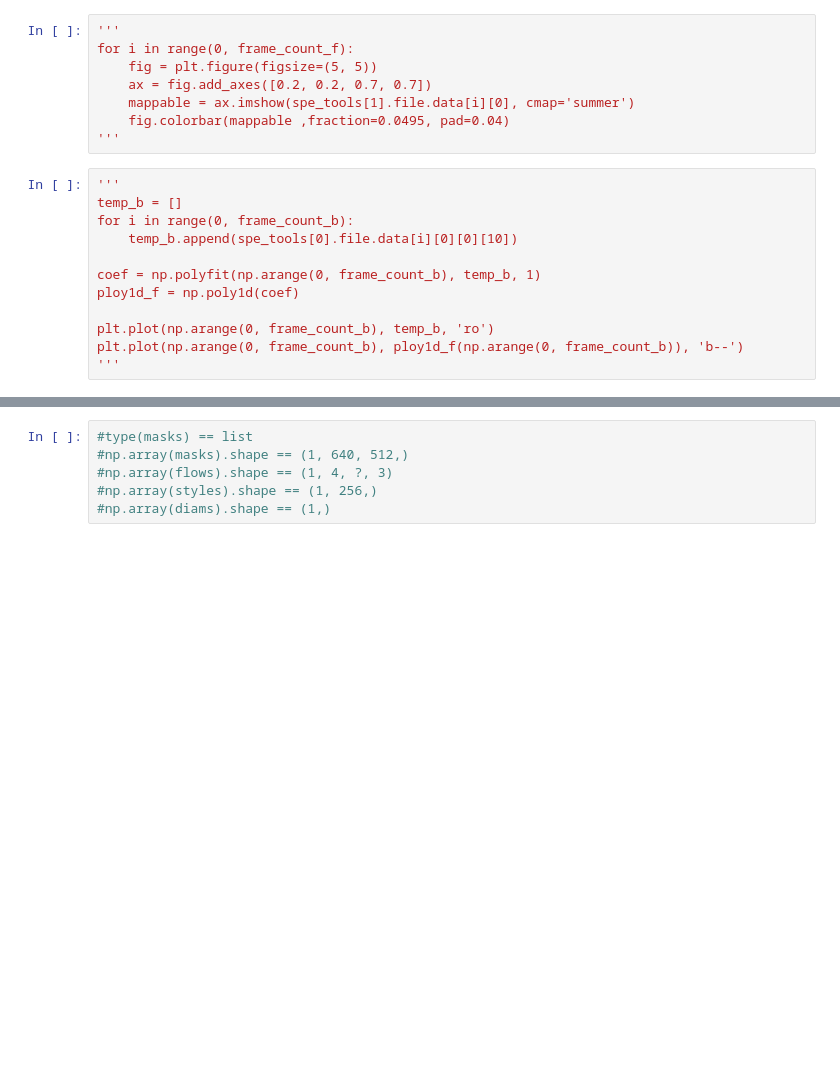
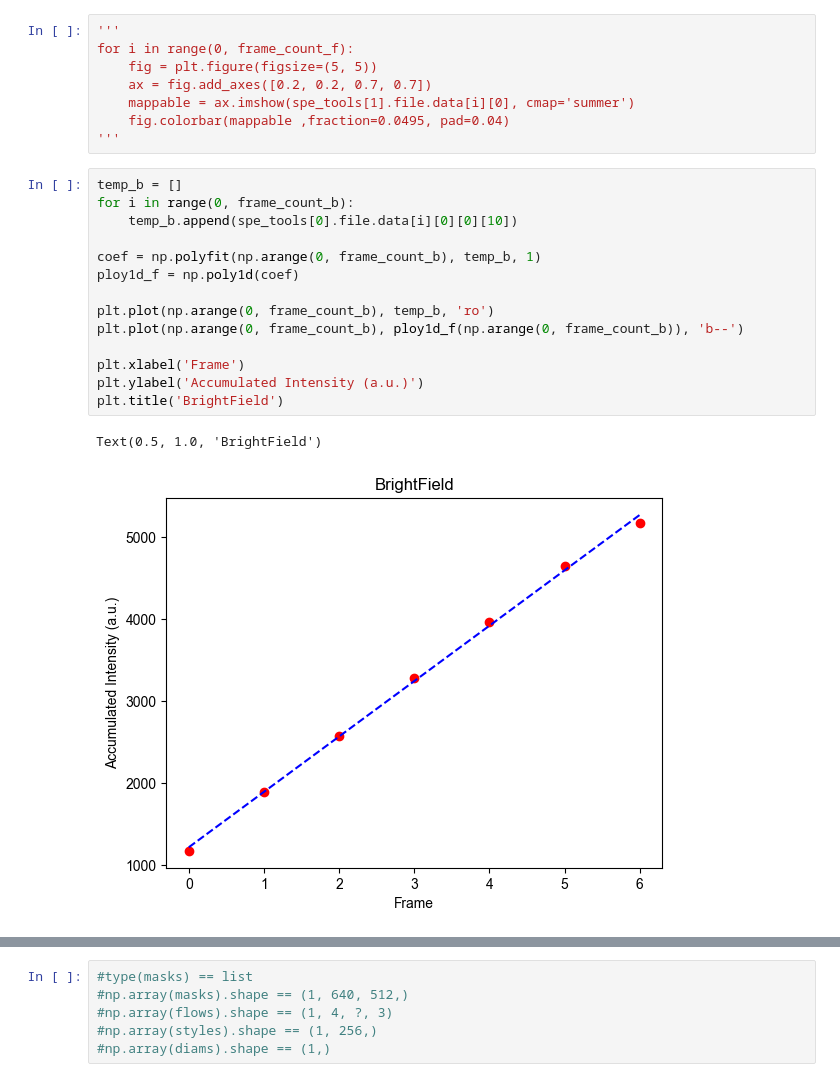
Before and after one commit to jsw99/photonic-nanomaterials-lab, a Jupyter notebook: Cell-Segmentation/segmentation_from_spe.ipynb, the cells around one changed output, grey strips where cells are left out. Saved outputs shown, nothing was run; the diff lists cells and outputs as text; blank space fills up the shorter version.

```diff
--- a/Cell-Segmentation/segmentation_from_spe.ipynb
+++ b/Cell-Segmentation/segmentation_from_spe.ipynb
@@ -65,15 +62,20 @@ for i in range(0, frame_count_f):
     fig.colorbar(mappable ,fraction=0.0495, pad=0.04)
 '''
 # %%
-'''
 temp_b = []
 for i in range(0, frame_count_b):
     temp_b.append(spe_tools[0].file.data[i][0][0][10])
 
 coef = np.polyfit(np.arange(0, frame_count_b), temp_b, 1)
 ploy1d_f = np.poly1d(coef)
 
 plt.plot(np.arange(0, frame_count_b), temp_b, 'ro')
 plt.plot(np.arange(0, frame_count_b), ploy1d_f(np.arange(0, frame_count_b)), 'b--')
-'''
+
+plt.xlabel('Frame')
+plt.ylabel('Accumulated Intensity (a.u.)')
+plt.title('BrightField')
+# %% [output]
+Text(0.5, 1.0, 'BrightField')
+[figure, added]
 # %%
```
Also changed, not shown: parts of 13 cells of this notebook, 1 other file.
